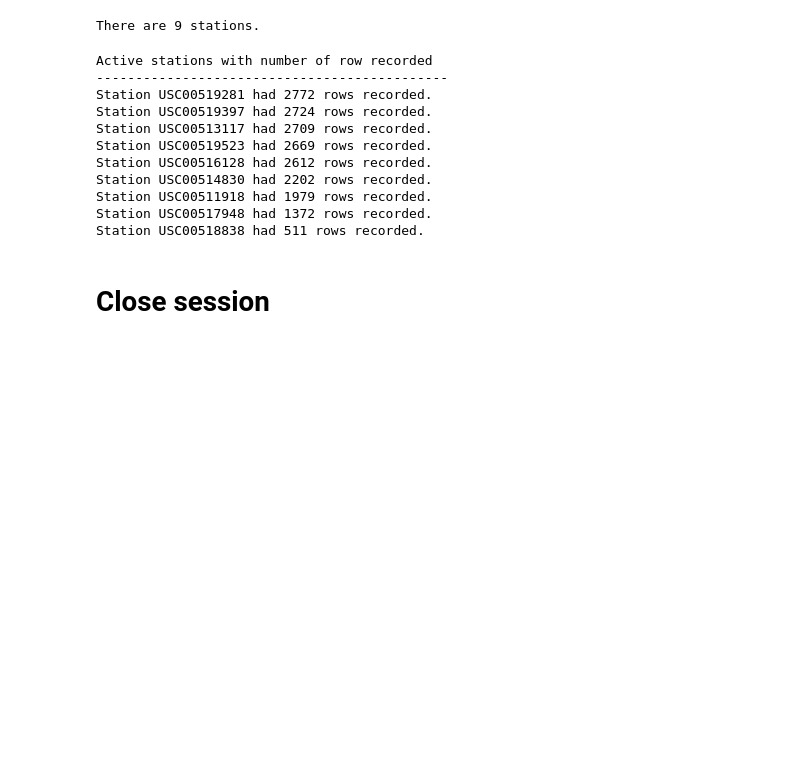
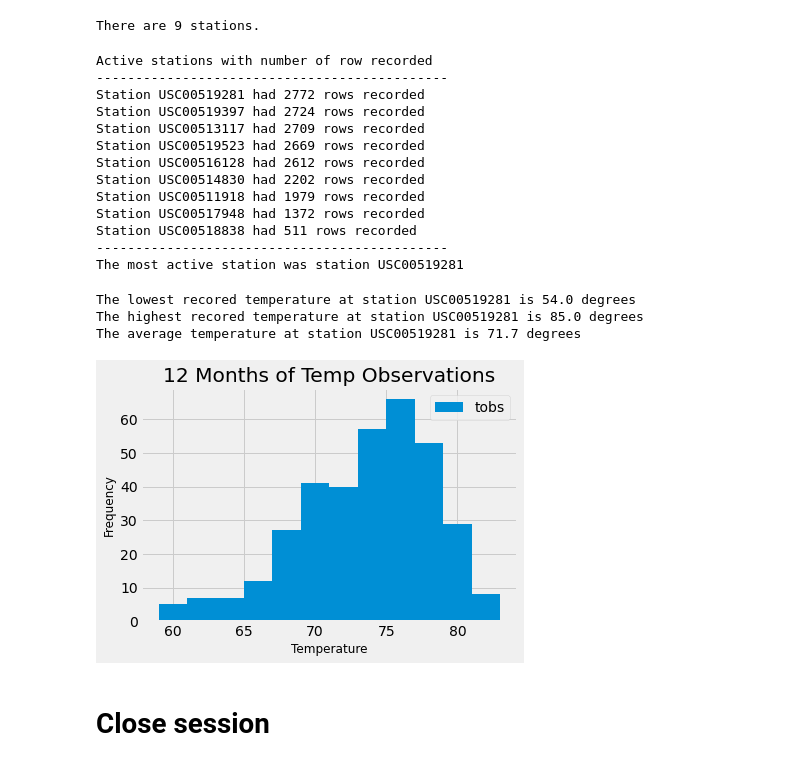
Before and after one commit to dkrug82/sqlalchemy-challenge, a Jupyter notebook: climate_starter.ipynb, the cells around one changed output. Cells and saved outputs as stored; diff of their text form; code cells hidden in the pictures; blank space fills up the shorter version.

```diff
--- a/climate_starter.ipynb
+++ b/climate_starter.ipynb
@@ -139,16 +132,22 @@ active_station = session.query(Measurement.station, func.count(Measurement.id)).
 print('Active stations with number of row recorded')
 print('-'*45)
 for s in active_station:
-    print(f'Station {s[0]} had {s[1]} rows recorded.')
+    print(f'Station {s[0]} had {s[1]} rows recorded')
+
+most_active_station = active_station[0][0]
+print('-'*45)
+print(f'The most active station was station {most_active_station}')
 # %% [output]
 Active stations with number of row recorded
 ---------------------------------------------
-Station USC00519281 had 2772 rows recorded.
-Station USC00519397 had 2724 rows recorded.
-Station USC00513117 had 2709 rows recorded.
-Station USC00519523 had 2669 rows recorded.
-Station USC00516128 had 2612 rows recorded.
-Station USC00514830 had 2202 rows recorded.
-Station USC00511918 had 1979 rows recorded.
-Station USC00517948 had 1372 rows recorded.
-Station USC00518838 had 511 rows recorded.
+Station USC00519281 had 2772 rows recorded
+Station USC00519397 had 2724 rows recorded
+Station USC00513117 had 2709 rows recorded
+Station USC00519523 had 2669 rows recorded
+Station USC00516128 had 2612 rows recorded
+Station USC00514830 had 2202 rows recorded
+Station USC00511918 had 1979 rows recorded
+Station USC00517948 had 1372 rows recorded
+Station USC00518838 had 511 rows recorded
+---------------------------------------------
+The most active station was station USC00519281
@@ -157,6 +154,35 @@ Station USC00518838 had 511 rows recorded.
+# %%
+# Using the most active station id from the previous query, calculate the lowest, highest, and average temperature.
+
+avg_temp = session.query(func.avg(Measurement.tobs)).filter(Measurement.station == most_active_station).all()
+lowest_temp = session.query(func.min(Measurement.tobs)).filter(Measurement.station == most_active_station).all()
+highest_temp = session.query(func.max(Measurement.tobs)).filter(Measurement.station == most_active_station).all()
+
+print(f'The lowest recored temperature at station {most_active_station} is {lowest_temp[0][0]} degrees')
+print(f'The highest recored temperature at station {most_active_station} is {highest_temp[0][0]} degrees')
+print(f'The average temperature at station {most_active_station} is {round(avg_temp[0][0], 1)} degrees')
+# %% [output]
+The lowest recored temperature at station USC00519281 is 54.0 degrees
+The highest recored temperature at station USC00519281 is 85.0 degrees
+The average temperature at station USC00519281 is 71.7 degrees
 # %%
 # Using the most active station id
 # Query the last 12 months of temperature observation data for this station and plot the results as a histogram
+results = session.query(Measurement.date, Measurement.tobs).\
+                        filter(Measurement.station == most_active_station).\
+                        filter(Measurement.date >= year_ago).\
+                        order_by(Measurement.tobs).all()
+
+temp_df = pd.DataFrame(results)
+temp_df = temp_df.dropna()
+
+temp_df.plot.hist(bins=12, title="12 Months of Temp Observations")
+plt.xlabel("Temperature", fontsize=12)
+plt.ylabel("Frequency",fontsize=12)
+
+plt.show()
+# %% [output]
+[figure, added]
 # %% [markdown]
 # Close session
 # %%
```
Also changed, not shown: parts of 3 cells of this notebook.
